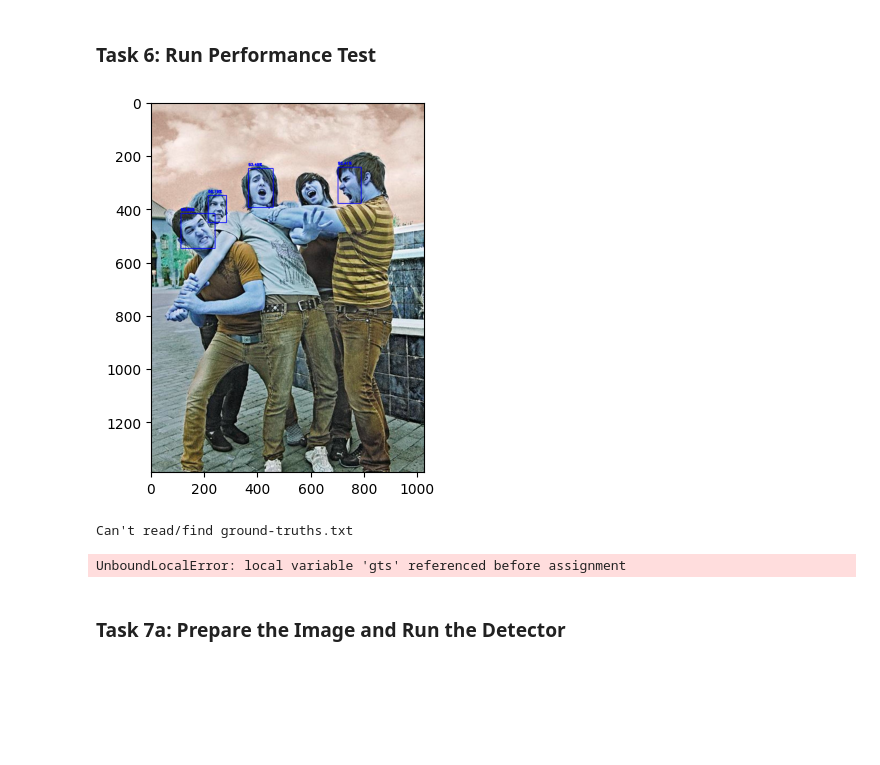
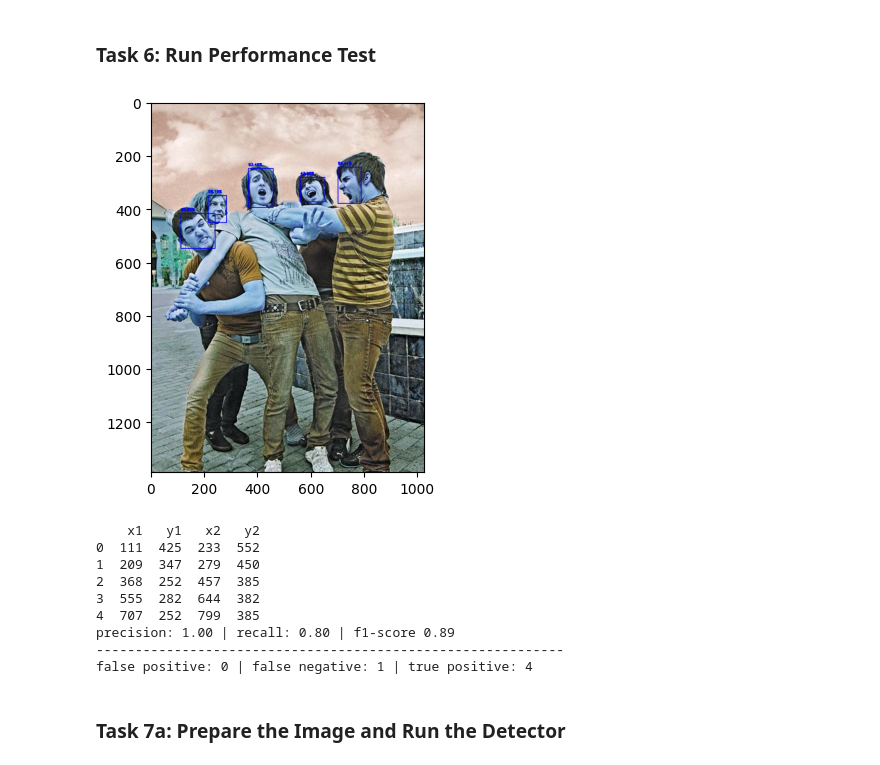
Before and after one commit to mobatusi/OpenCV-FaceDetection-DNN, a Jupyter notebook: facedetection.ipynb, the cells around one changed output. Drawn from its saved outputs; the diff is of its cells as text; code cells hidden in the pictures; blank space fills up the shorter version.

```diff
--- a/facedetection.ipynb
+++ b/facedetection.ipynb
@@ -62,7 +62,7 @@ for i in range(0, num_detections):
     confidence = detections[0, 0, i, 2]
 
     # Filter out weak detections
-    if confidence > 0.5:
+    if confidence > 0.3:
         # Get coordinates of the bounding box
         box = detections[0, 0, i, 3:7] * np.array([w, h, w, h])
         (startX, startY, endX, endY) = box.astype("int")
@@ -90,41 +90,48 @@ plt.show()
 
 for i in range(0, detections.shape[2]):
     confidence = detections[0, 0, i, 2]
-    if confidence > 0.5:
+    if confidence > 0.3:
         box = detections[0, 0, i, 3:7] * np.array([w, h, w, h])
         (startX, startY, endX, endY) = box.astype("int")
         # Add your code to consolidate the resnet_results array here:
 
         text = "{:.2f}%".format(confidence * 100)
         y = startY - 10 if startY - 10 > 10 else startY + 10
         cv2.rectangle(image, (startX, startY), (endX, endY), (0, 0, 255), 2)
         cv2.putText(image, text, (startX, y),
         cv2.FONT_HERSHEY_SIMPLEX, 0.45, (0, 0, 255), 2)
 
 plt.imshow(image)
 plt.show()
 
 # Add the code to measure the performance of model here:
 # Initialize array to store ResNet results
 resnet_results = []
 
 # Store coordinates and confidence for each detection
 for i in range(0, detections.shape[2]):
     confidence = detections[0, 0, i, 2]
     if confidence > 0.5:
         box = detections[0, 0, i, 3:7] * np.array([w, h, w, h])
         (startX, startY, endX, endY) = box.astype("int")
         resnet_results.append([startX, startY, endX, endY, confidence])
 
 # Convert to numpy array
 resnet_results = np.array(resnet_results)
 
 # Test performance
 testResults.test(resnet_results)
 # %% [output]
-[figure, old version]
+[figure, new version]
-Can't read/find ground-truths.txt
+    x1   y1   x2   y2
+0  111  425  233  552
+1  209  347  279  450
+2  368  252  457  385
+3  555  282  644  382
+4  707  252  799  385
+precision: 1.00 | recall: 0.80 | f1-score 0.89
+------------------------------------------------------------
+false positive: 0 | false negative: 1 | true positive: 4
-UnboundLocalError: local variable 'gts' referenced before assignment
 # %% [markdown]
 ### Task 7a: Prepare the Image and Run the Detector
 # %% [markdown]
```
Also changed, not shown: parts of 1 cell of this notebook.
